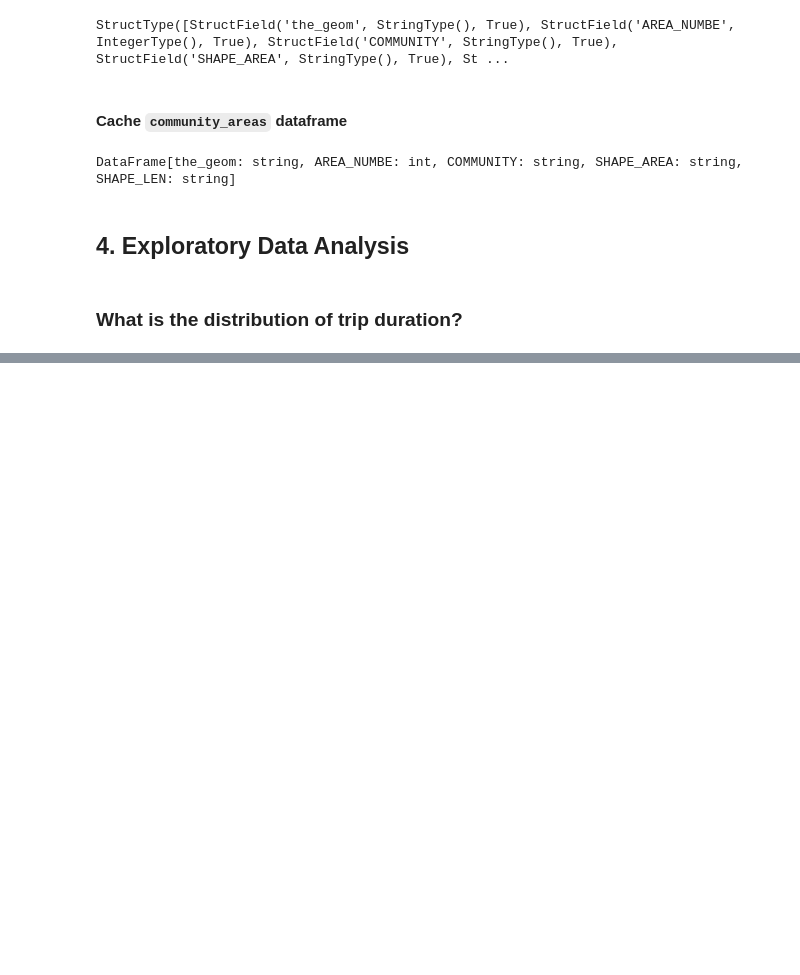
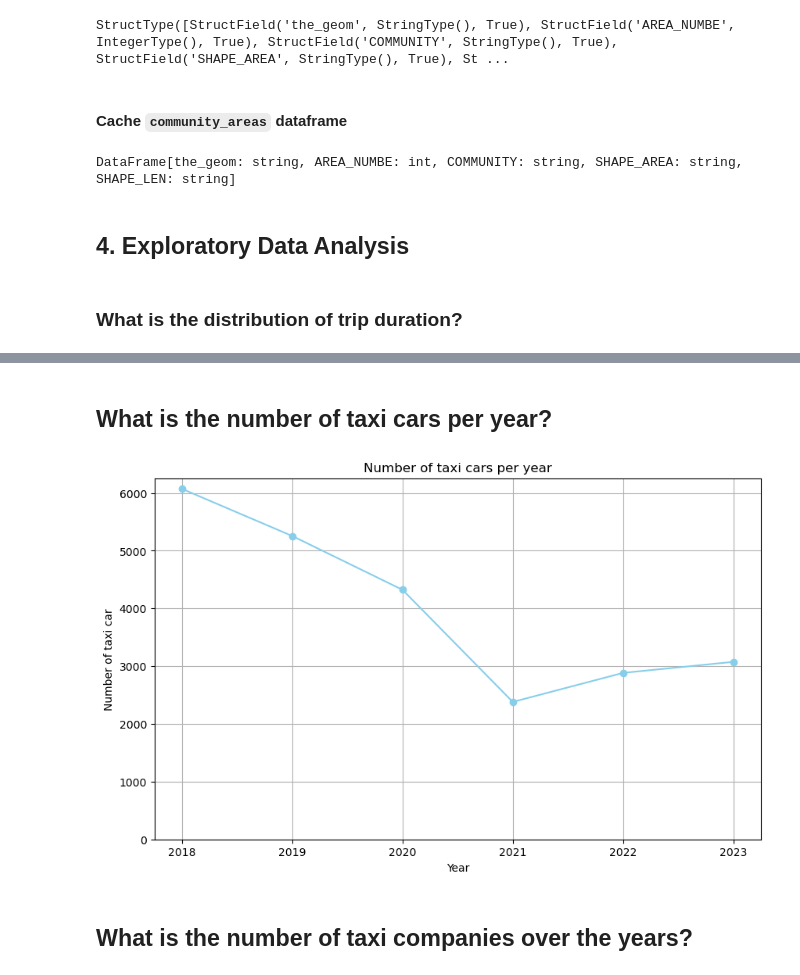
Before and after one commit to pp-monika/chicago-transportation-analysis, a Jupyter notebook: QST2-Winni.ipynb, the cells around one changed output, grey strips where cells are left out. Cells and saved outputs as stored; diff of their text form; code cells hidden in the pictures; blank space fills up the shorter version.

Commit message:
plotting

```diff
--- a/QST2-Winni.ipynb
+++ b/QST2-Winni.ipynb
@@ -322,0 +344,13 @@ taxi_trips.select(col("trip_minutes")).show()
+# %%
+from pyspark.sql import SparkSession
+from pyspark.sql.functions import year,countDistinct
+
+df_with_year = taxi_trips.withColumn("year", year(taxi_trips["trip_start_timestamp"]))
+taxi_count_per_year = (
+    df_with_year.groupBy("year")
+                 .agg(countDistinct("taxi_id").alias("unique_taxi_count"))
+                 .orderBy("year", ascending=True)
+)
+
+
+taxi_count_per_year.show()
@@ -322,0 +369,19 @@ taxi_trips.select(col("trip_minutes")).show()
+# %% [markdown]
+## What is the number of taxi cars per year?
+# %%
+import matplotlib.pyplot as plt
+
+taxi_count_per_year_pd = taxi_count_per_year.toPandas()
+
+plt.figure(figsize=(10, 6))
+plt.plot(taxi_count_per_year_pd["year"], taxi_count_per_year_pd["unique_taxi_count"], marker='o', linestyle='-', color='skyblue')
+plt.xlabel("Year")
+plt.ylabel("Number of taxi car")
+plt.title("Number of taxi cars per year")
+plt.ylim(bottom=0)
+plt.grid()
+plt.show()
+# %% [output]
+[figure, added]
+# %% [markdown]
+## What is the number of taxi companies over the years?
```
Also changed, not shown: parts of 6 cells of this notebook.
